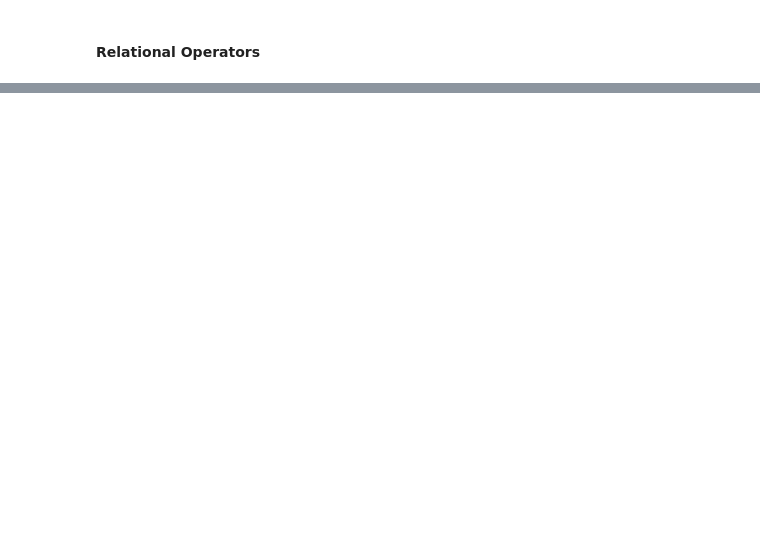
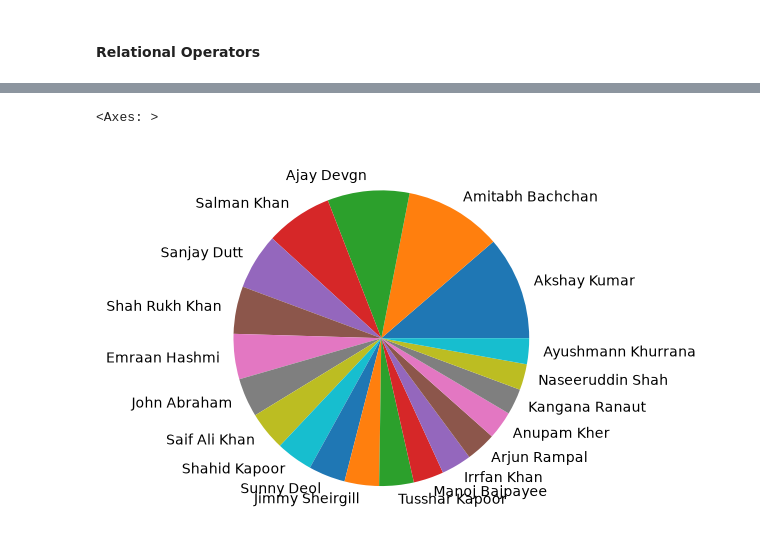
Before and after one commit to OutlierAashi-labs/Pandas_learnning_Journey, a Jupyter notebook: PANDAS_Notebook1.ipynb, the cells around one changed output, grey strips where cells are left out. Saved outputs shown, nothing was run; the diff lists cells and outputs as text; code cells hidden in the pictures; blank space fills up the shorter version.

```diff
--- a/PANDAS_Notebook1.ipynb
+++ b/PANDAS_Notebook1.ipynb
@@ -507,0 +651,5 @@ print(max(vk))
+# %%
+Movies.value_counts().head(20).plot(kind = 'pie')
+# %% [output]
+<Axes: >
+[figure, added]
```
Also changed, not shown: parts of 20 cells of this notebook.
